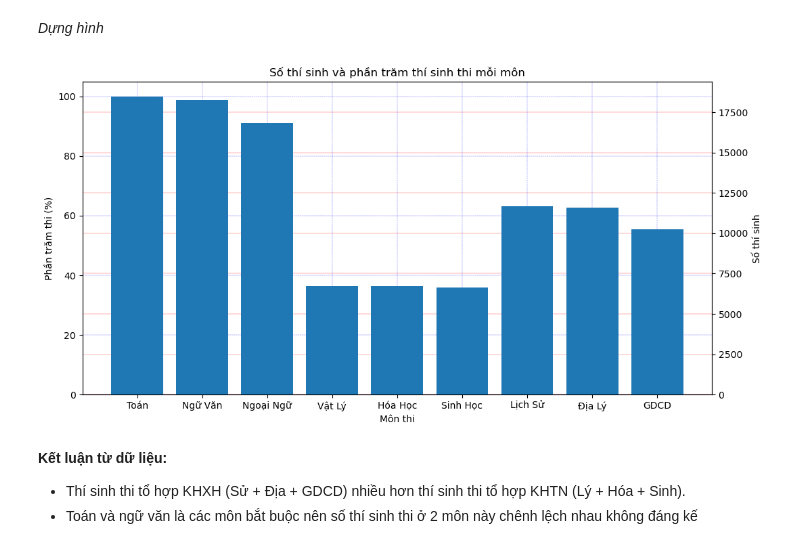
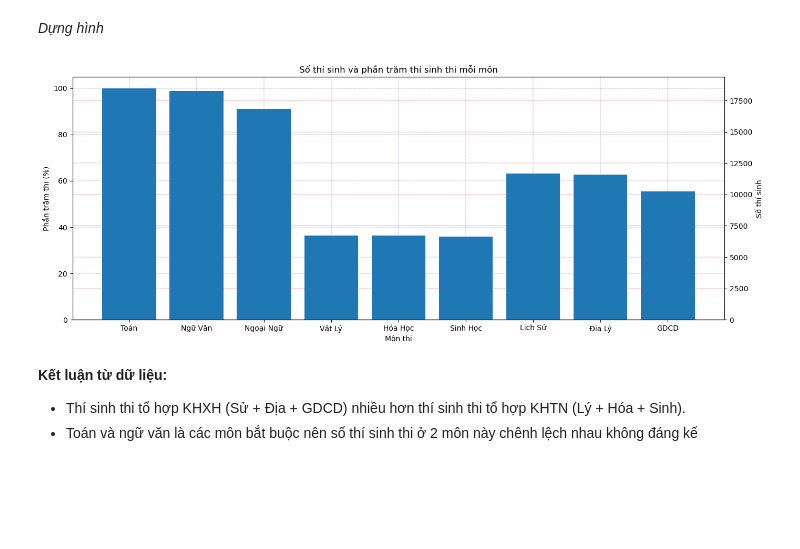
Before and after one commit to KietChauu/THPTQG_source_analysis, a Jupyter notebook: data.ipynb, the cells around one changed output. Saved outputs shown, nothing was run; the diff lists cells and outputs as text; code cells hidden in the pictures; blank space fills up the shorter version.

```diff
--- a/data.ipynb
+++ b/data.ipynb
@@ -37,0 +87,4 @@ None
+# %%
+df_clean = df.fillna(-1)
+
+df_clean
@@ -99,19 +193,19 @@ df
 # %% [markdown]
 ## 3.2 Phần trăm thi mỗi môn của thí sinh
 # %%
-thi_toan = df[df['Toan'] >= 0].count()['Toan']
-thi_van = df[df['Ngu Van'] >= 0].count()['Ngu Van']
-thi_nn = df[df['Ngoai Ngu'] >= 0].count()['Ngoai Ngu']
+thi_toan = df_clean[df_clean['Toan'] >= 0].count()['Toan']
+thi_van = df_clean[df_clean['Ngu Van'] >= 0].count()['Ngu Van']
+thi_nn = df_clean[df_clean['Ngoai Ngu'] >= 0].count()['Ngoai Ngu']
 
-thi_ly = df[df['Vat Ly'] >= 0].count()['Vat Ly']
-thi_hoa = df[df['Hoa Hoc'] >= 0].count()['Hoa Hoc']
-thi_sinh = df[df['Sinh Hoc'] >= 0].count()['Sinh Hoc']
+thi_ly = df_clean[df_clean['Vat Ly'] >= 0].count()['Vat Ly']
+thi_hoa = df_clean[df_clean['Hoa Hoc'] >= 0].count()['Hoa Hoc']
+thi_sinh = df_clean[df_clean['Sinh Hoc'] >= 0].count()['Sinh Hoc']
 
-thi_su = df[df['Lich Su'] >= 0].count()['Lich Su']
-thi_dia = df[df['Dia Ly'] >= 0].count()['Dia Ly']
-thi_gdcd = df[df['GDCD'] >= 0].count()['GDCD']
+thi_su = df_clean[df_clean['Lich Su'] >= 0].count()['Lich Su']
+thi_dia = df_clean[df_clean['Dia Ly'] >= 0].count()['Dia Ly']
+thi_gdcd = df_clean[df_clean['GDCD'] >= 0].count()['GDCD']
 
-tong_thi_sinh = df.count()['So Bao Danh']
+tong_thi_sinh = df_clean.count()['So Bao Danh']
 
 subject = ['Toán', 'Ngữ Văn', 'Ngoại Ngữ', 'Vật Lý', 'Hóa Học', 'Sinh Học', 'Lịch Sử', 'Địa Lý',  'GDCD']
 
@@ -123,27 +217,27 @@ ptram_thi = no_of_stu / tong_thi_sinh
 # %% [markdown]
 *Dựng hình*
 # %%
-fig = plt.figure(figsize=(12, 6))
+fig = plt.figure(figsize=(16, 6))
 ax1 = fig.add_subplot(111)
 
 ax1.bar(subject, ptram_thi * 100)
 ax1.set_xlabel('Môn thi')
 ax1.set_ylabel('Phần trăm thi (%)')
 ax1.grid(color='b', ls='-.', lw = 0.2)
 ax1.set_axisbelow(True)
 
 # Biểu diễn chung 1 đồ thị
 ax2 = ax1.twinx()
 
 ax2.bar(subject, no_of_stu)
 ax2.set_ylabel('Số thí sinh')
 ax2.grid(color='r', ls='-', lw = 0.2)
 ax2.set_axisbelow(True)
 
 plt.title('Số thí sinh và phần trăm thí sinh thi mỗi môn')
 plt.show()
 # %% [output]
-[figure, old version]
+[figure, new version]
 # %% [markdown]
 **Kết luận từ dữ liệu:**
 - Thí sinh thi tổ hợp KHXH (Sử + Địa + GDCD) nhiều hơn thí sinh thi tổ hợp KHTN (Lý + Hóa + Sinh).
```
Also changed, not shown: parts of 33 cells of this notebook.
